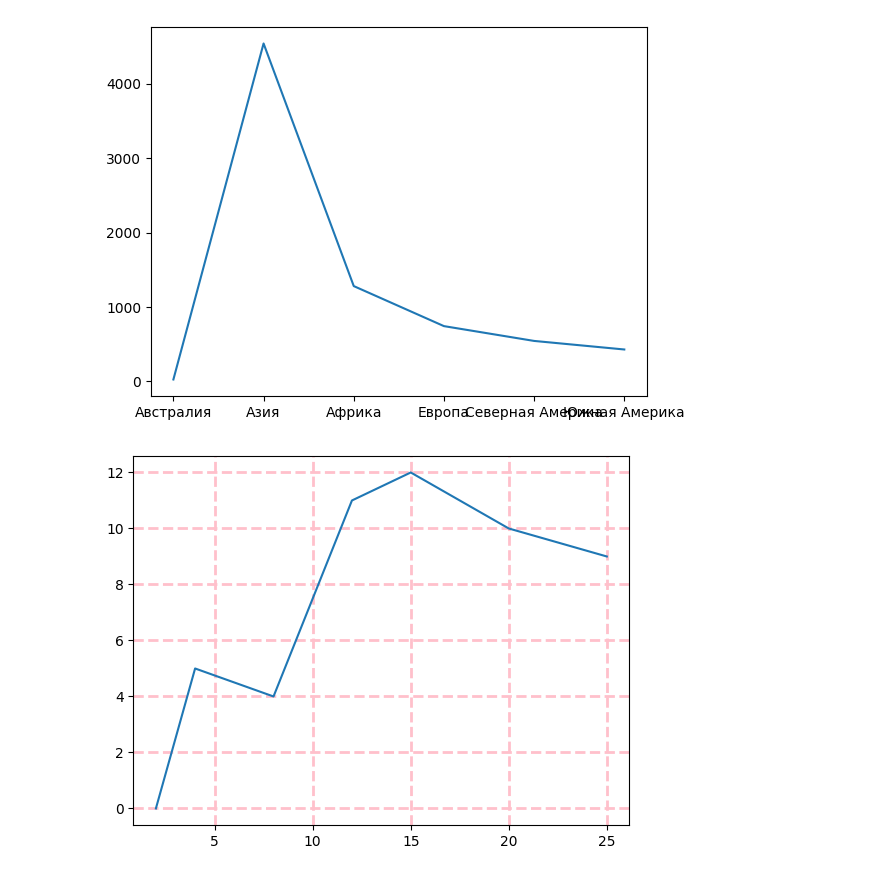
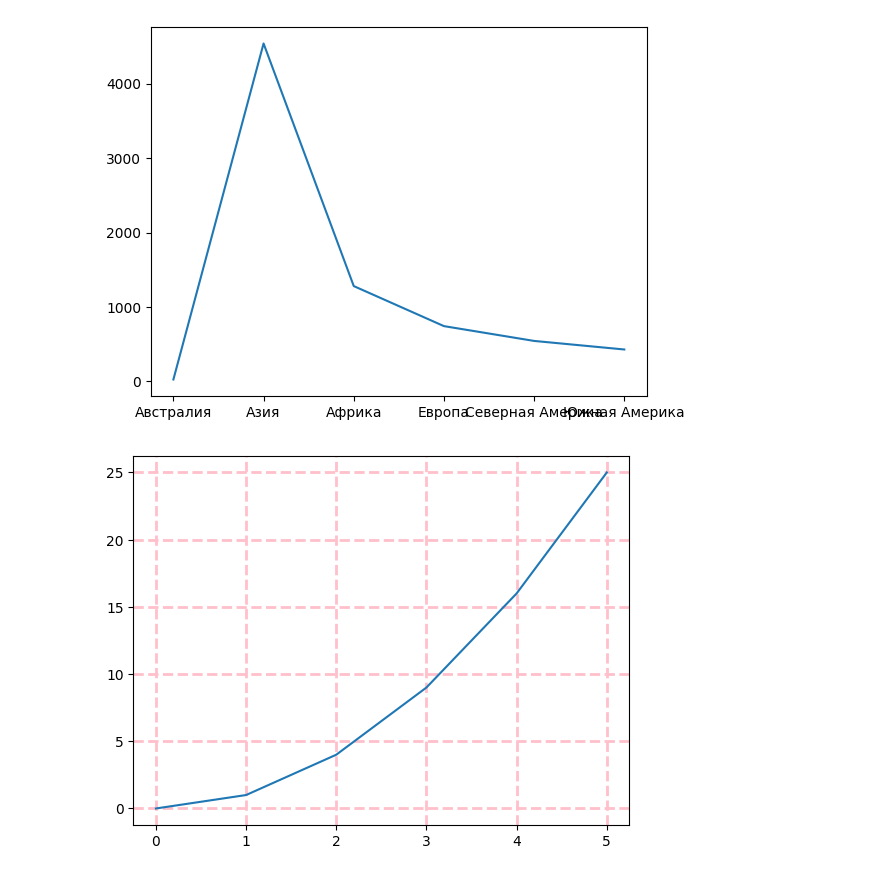
Before and after one commit to Putinka1993/notes, a Jupyter notebook: jupyter notebook/matplotlib/matplotlib.ipynb, the cells around one changed output. Drawn from its saved outputs; the diff is of its cells as text; code cells hidden in the pictures.

```diff
--- a/jupyter notebook/matplotlib/matplotlib.ipynb
+++ b/jupyter notebook/matplotlib/matplotlib.ipynb
@@ -28,11 +28,16 @@ plt.plot(df['Часть света'], df['Численность в 2018 г., м
 [<matplotlib.lines.Line2D at 0x...>]
 [figure]
 # %%
-values = {'x': [2, 4, 8, 12, 15, 20, 25], 'y': [0, 5, 4, 11, 12, 10, 9]}
+#values = {'x': [2, 4, 8, 12, 15, 20, 25], 'y': [0, 5, 4, 11, 12, 10, 9]}
+x = [0, 1, 2, 3, 4, 5]
+y = [_**2 for _ in x]
+
 df = pd.DataFrame(values)
 
-plt.plot(df['x'], df['y'])
+#plt.plot(df['x'], df['y'])
+plt.plot(x, y)
+
 plt.grid(color='pink', linestyle='--', linewidth=2, alpha=1, axis='both')
 # %% [output]
-[figure, old version]
+[figure, new version]
 # %%
```
Also changed, not shown: parts of 3 cells of this notebook, 1 other file.
